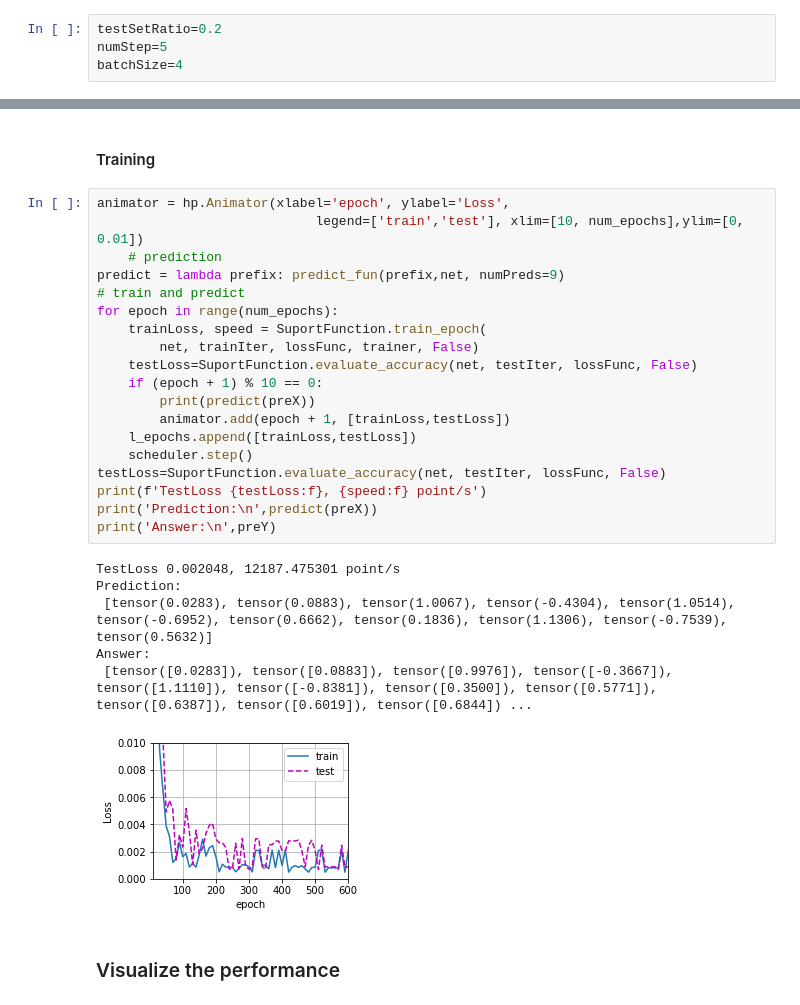
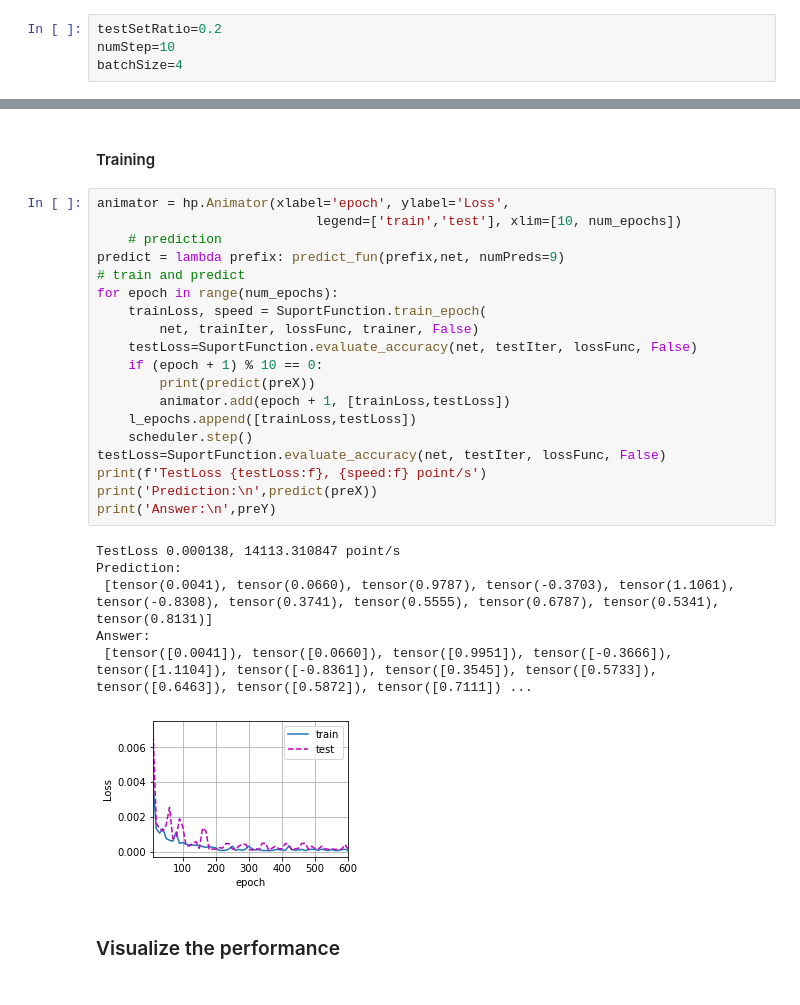
Before and after one commit to yesunhuang/QRNNs_Memory, a Jupyter notebook: JupyterNotebooks/Test_One_Classical_SRNN.ipynb, the cells around one changed output, grey strips where cells are left out. Cells and saved outputs as stored; diff of their text form.

```diff
--- a/JupyterNotebooks/Test_One_Classical_SRNN.ipynb
+++ b/JupyterNotebooks/Test_One_Classical_SRNN.ipynb
@@ -60,7 +66,7 @@ Data Seed:
 #### Generate the data iter
 # %%
 testSetRatio=0.2
-numStep=5
+numStep=10
 batchSize=4
 # %%
 trainIter,testIter=hmap.get_data_iter(testSetRatio,numStep,batchSize,mask=0,shuffle=False)
@@ -169,30 +191,30 @@ Initial Test Loss: 0.5692536020278931
 #### Training
 # %%
 animator = hp.Animator(xlabel='epoch', ylabel='Loss',
-                            legend=['train','test'], xlim=[10, num_epochs],ylim=[0, 0.01])
+                            legend=['train','test'], xlim=[10, num_epochs])
     # prediction
 predict = lambda prefix: predict_fun(prefix,net, numPreds=9)
 # train and predict
 for epoch in range(num_epochs):
     trainLoss, speed = SuportFunction.train_epoch(
         net, trainIter, lossFunc, trainer, False)
     testLoss=SuportFunction.evaluate_accuracy(net, testIter, lossFunc, False)
     if (epoch + 1) % 10 == 0:
         print(predict(preX))
         animator.add(epoch + 1, [trainLoss,testLoss])
     l_epochs.append([trainLoss,testLoss])
     scheduler.step()
 testLoss=SuportFunction.evaluate_accuracy(net, testIter, lossFunc, False)
 print(f'TestLoss {testLoss:f}, {speed:f} point/s')
 print('Prediction:\n',predict(preX))
 print('Answer:\n',preY)
 # %% [output]
-TestLoss 0.002048, 12187.475301 point/s
+TestLoss 0.000138, 14113.310847 point/s
 Prediction:
- [tensor(0.0283), tensor(0.0883), tensor(1.0067), tensor(-0.4304), tensor(1.0514), tensor(-0.6952), tensor(0.6662), tensor(0.1836), tensor(1.1306), tensor(-0.7539), tensor(0.5632)]
+ [tensor(0.0041), tensor(0.0660), tensor(0.9787), tensor(-0.3703), tensor(1.1061), tensor(-0.8308), tensor(0.3741), tensor(0.5555), tensor(0.6787), tensor(0.5341), tensor(0.8131)]
 Answer:
- [tensor([0.0283]), tensor([0.0883]), tensor([0.9976]), tensor([-0.3667]), tensor([1.1110]), tensor([-0.8381]), tensor([0.3500]), tensor([0.5771]), tensor([0.6387]), tensor([0.6019]), tensor([0.6844]) ...
+ [tensor([0.0041]), tensor([0.0660]), tensor([0.9951]), tensor([-0.3666]), tensor([1.1104]), tensor([-0.8361]), tensor([0.3545]), tensor([0.5733]), tensor([0.6463]), tensor([0.5872]), tensor([0.7111]) ...
-[figure, old version]
+[figure, new version]
 # %% [markdown]
 ### Visualize the performance
 # %% [markdown]
```
Also changed, not shown: parts of 15 cells of this notebook, 2 other files.
